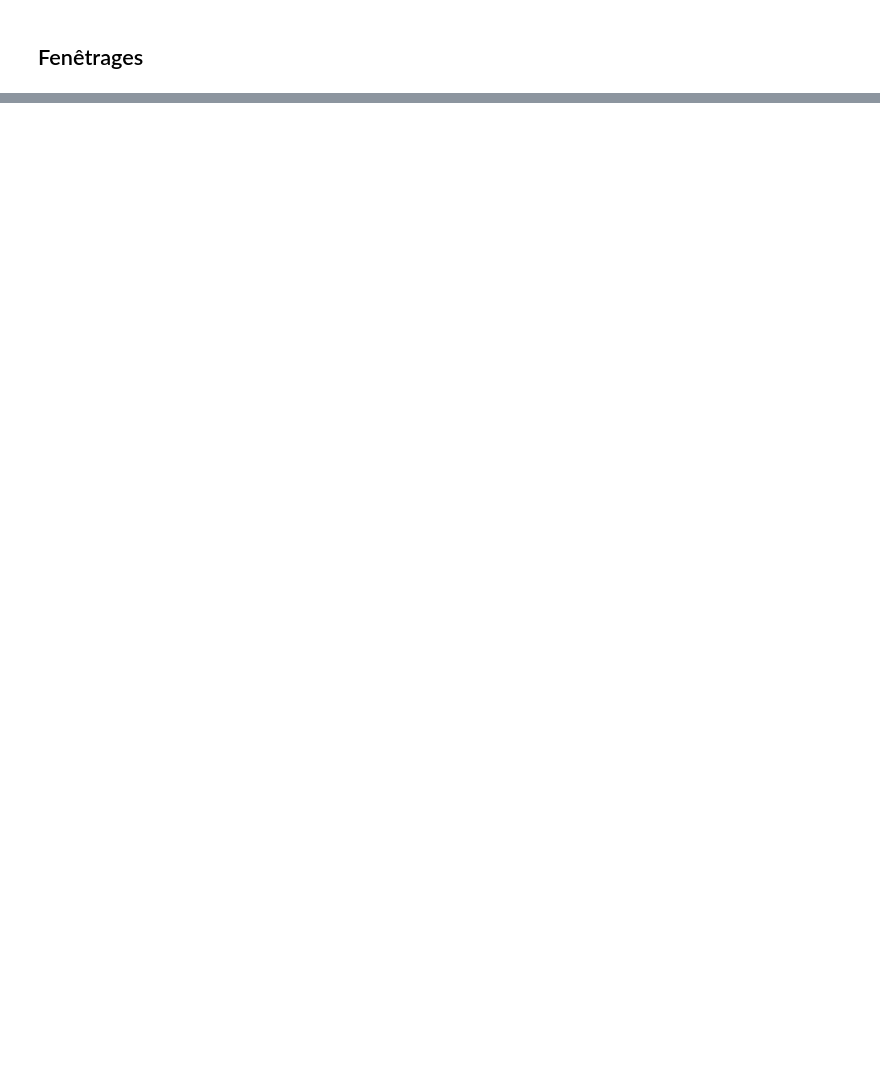
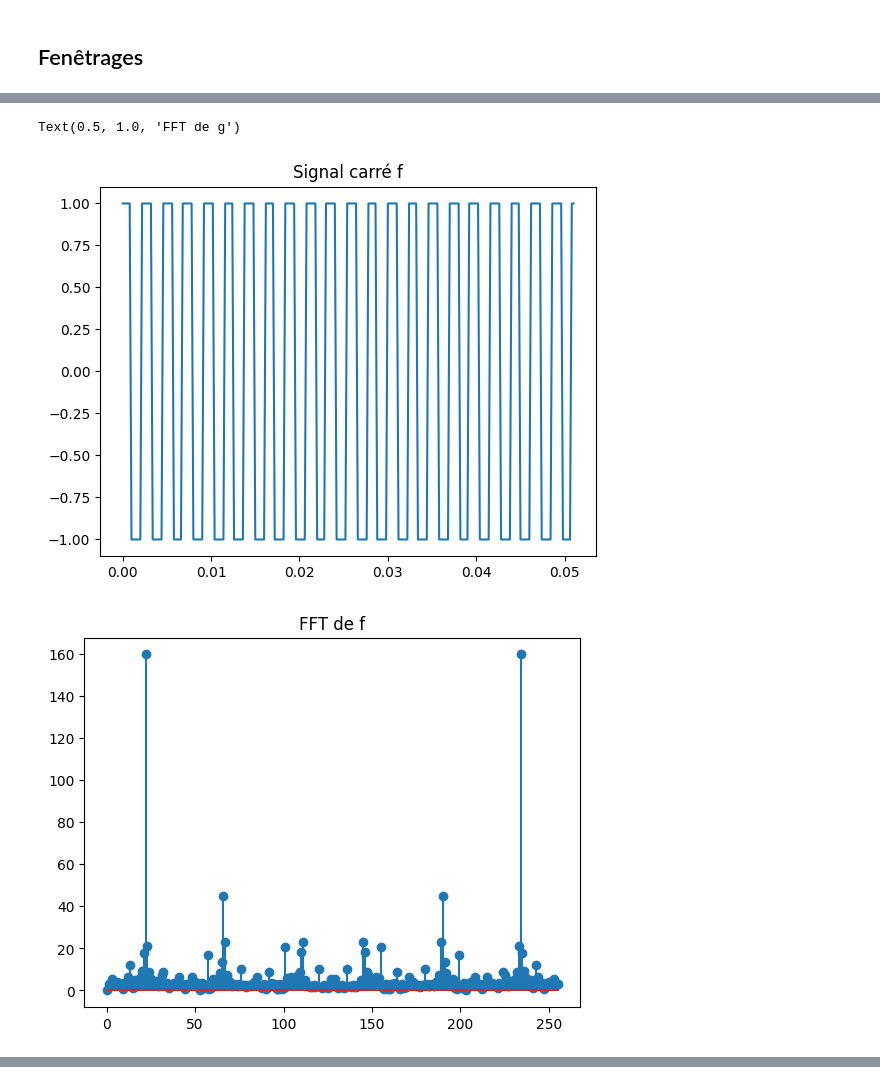
Before and after one commit to tjbtjbtjb/Vrac, a Jupyter notebook: AIPC/Python/aipc_elec_2526.ipynb, the cells around one changed output, grey strips where cells are left out. Drawn from its saved outputs; the diff is of its cells as text; code cells hidden in the pictures; blank space fills up the shorter version.

```diff
--- a/AIPC/Python/aipc_elec_2526.ipynb
+++ b/AIPC/Python/aipc_elec_2526.ipynb
@@ -178,14 +217,23 @@ plt.stem(np.abs(np.fft.fft(g)))
 # %%
 Fe=5e3
 Te=1/Fe
 list_t=np.arange(0,N*Te,Te)
-w0=2*np.pi*853
+w0=2*np.pi*432
 f=np.sign(np.sin(w0*list_t+0.45))
 plt.figure(1)
 plt.plot(list_t,f)
-g=f*Blackman
-g=f
+plt.title('Signal carré f')
 plt.figure(2)
+plt.stem(np.abs(np.fft.fft(f)))
+plt.title('FFT de f')
+g=f*Hamming
+plt.figure(3)
 plt.plot(list_t,g)
-plt.figure(3)
+plt.title('g, le signal carré multiplié par le fenêtrage')
+plt.figure(4)
 plt.stem(np.abs(np.fft.fft(g)))
+plt.title('FFT de g')
+# %% [output]
+Text(0.5, 1.0, 'FFT de g')
+[figure, added]
+[figure, added]
@@ -192,2 +241,0 @@ plt.stem(np.abs(np.fft.fft(g)))
-# %% [markdown]
-###
```
Also changed, not shown: parts of 14 cells of this notebook.
